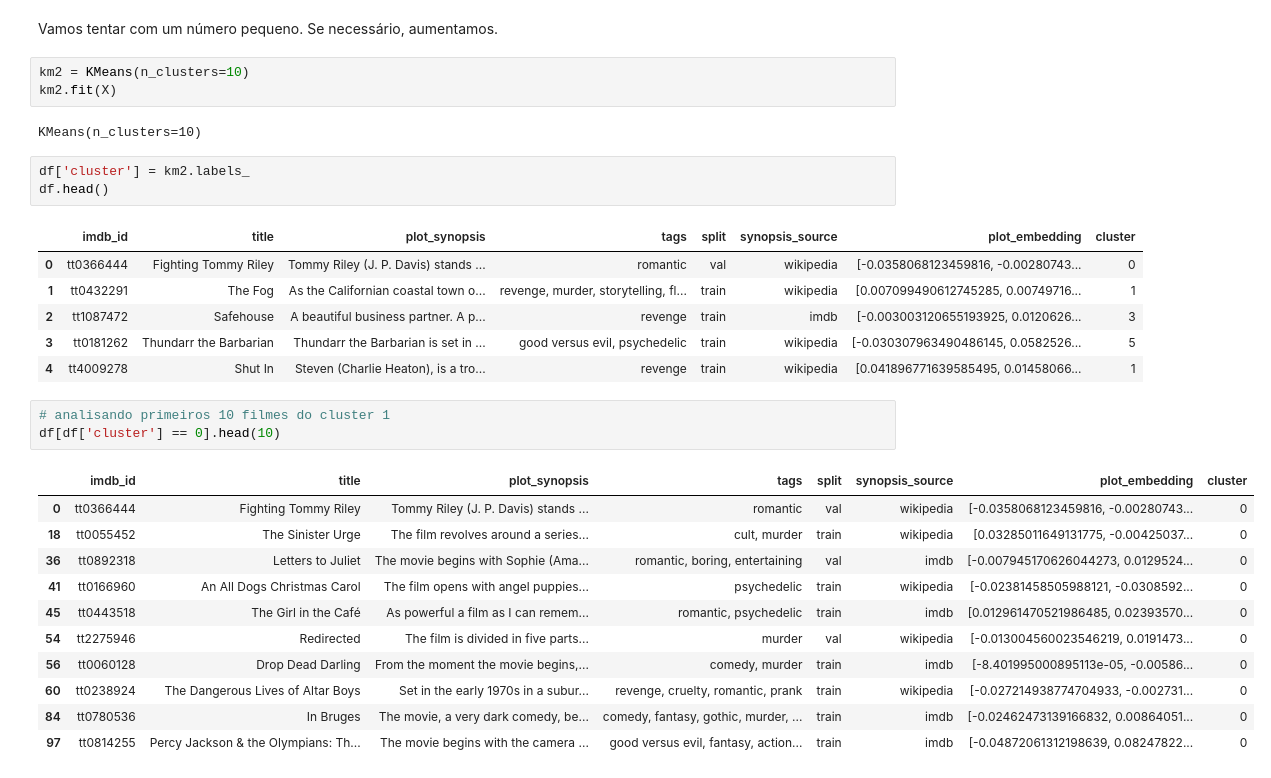
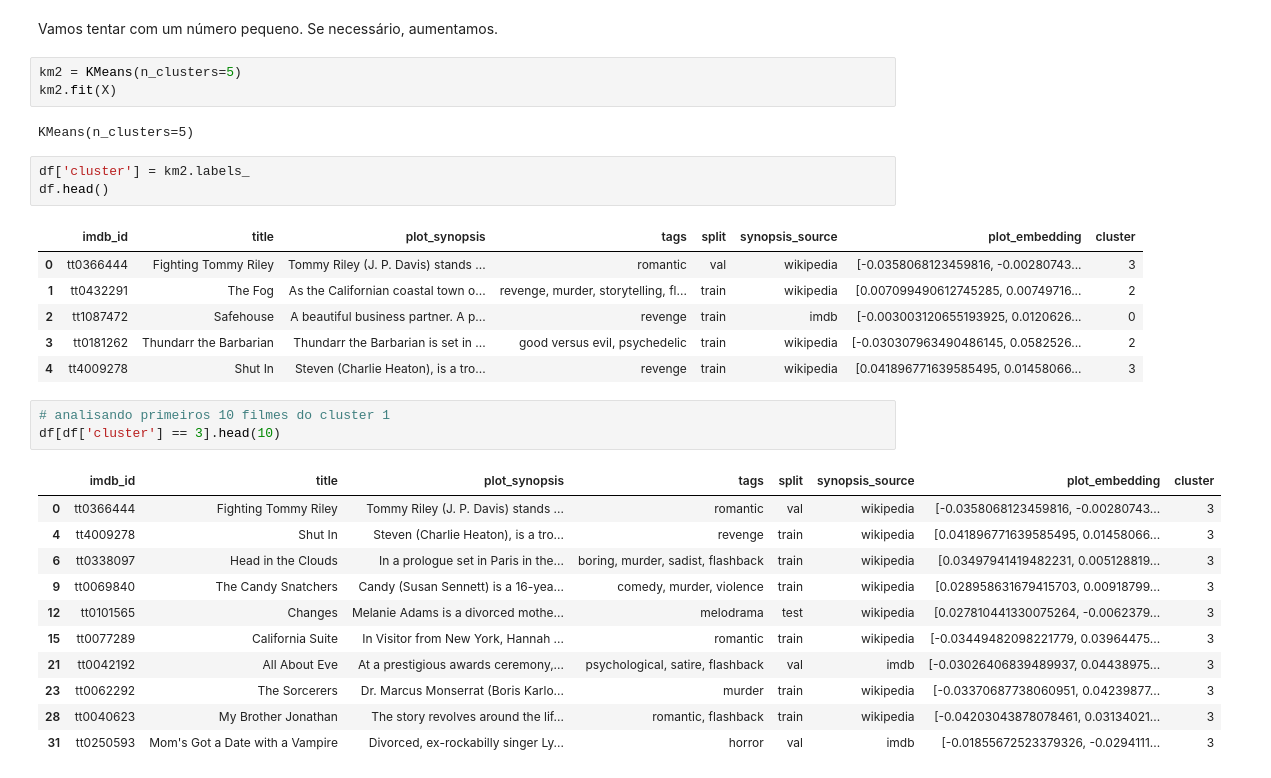
Before and after one commit to Salies/posmac-alcd, a Jupyter notebook: Aula 9/kmeans.ipynb, the cells around one changed output. Drawn from its saved outputs; the diff is of its cells as text.

```diff
--- a/Aula 9/kmeans.ipynb
+++ b/Aula 9/kmeans.ipynb
@@ -141,32 +141,32 @@ df['tags'].nunique()
 # %% [markdown]
 Vamos tentar com um número pequeno. Se necessário, aumentamos.
 # %%
-km2 = KMeans(n_clusters=10)
+km2 = KMeans(n_clusters=5)
 km2.fit(X)
 # %% [output]
-KMeans(n_clusters=10)
+KMeans(n_clusters=5)
 # %%
 df['cluster'] = km2.labels_
 df.head()
 # %% [output]
 |  | imdb_id | title | plot_synopsis | tags | split | synopsis_source | plot_embedding | cluster |
-| 0 | tt0366444 | Fighting Tommy Riley | Tommy Riley (J. P. Davis) stands ... | romantic | val | wikipedia | [-0.0358068123459816, -0.00280743... | 0 |
-| 1 | tt0432291 | The Fog | As the Californian coastal town o... | revenge, murder, storytelling, fl... | train | wikipedia | [0.007099490612745285, 0.00749716... | 1 |
-| 2 | tt1087472 | Safehouse | A beautiful business partner. A p... | revenge | train | imdb | [-0.003003120655193925, 0.0120626... | 3 |
-| 3 | tt0181262 | Thundarr the Barbarian | Thundarr the Barbarian is set in ... | good versus evil, psychedelic | train | wikipedia | [-0.030307963490486145, 0.0582526... | 5 |
-| 4 | tt4009278 | Shut In | Steven (Charlie Heaton), is a tro... | revenge | train | wikipedia | [0.041896771639585495, 0.01458066... | 1 |
+| 0 | tt0366444 | Fighting Tommy Riley | Tommy Riley (J. P. Davis) stands ... | romantic | val | wikipedia | [-0.0358068123459816, -0.00280743... | 3 |
+| 1 | tt0432291 | The Fog | As the Californian coastal town o... | revenge, murder, storytelling, fl... | train | wikipedia | [0.007099490612745285, 0.00749716... | 2 |
+| 2 | tt1087472 | Safehouse | A beautiful business partner. A p... | revenge | train | imdb | [-0.003003120655193925, 0.0120626... | 0 |
+| 3 | tt0181262 | Thundarr the Barbarian | Thundarr the Barbarian is set in ... | good versus evil, psychedelic | train | wikipedia | [-0.030307963490486145, 0.0582526... | 2 |
+| 4 | tt4009278 | Shut In | Steven (Charlie Heaton), is a tro... | revenge | train | wikipedia | [0.041896771639585495, 0.01458066... | 3 |
 # %%
 # analisando primeiros 10 filmes do cluster 1
-df[df['cluster'] == 0].head(10)
+df[df['cluster'] == 3].head(10)
 # %% [output]
 |  | imdb_id | title | plot_synopsis | tags | split | synopsis_source | plot_embedding | cluster |
-| 0 | tt0366444 | Fighting Tommy Riley | Tommy Riley (J. P. Davis) stands ... | romantic | val | wikipedia | [-0.0358068123459816, -0.00280743... | 0 |
-| 18 | tt0055452 | The Sinister Urge | The film revolves around a series... | cult, murder | train | wikipedia | [0.03285011649131775, -0.00425037... | 0 |
-| 36 | tt0892318 | Letters to Juliet | The movie begins with Sophie (Ama... | romantic, boring, entertaining | val | imdb | [-0.007945170626044273, 0.0129524... | 0 |
-| 41 | tt0166960 | An All Dogs Christmas Carol | The film opens with angel puppies... | psychedelic | train | wikipedia | [-0.02381458505988121, -0.0308592... | 0 |
-| 45 | tt0443518 | The Girl in the Café | As powerful a film as I can remem... | romantic, psychedelic | train | imdb | [0.012961470521986485, 0.02393570... | 0 |
-| 54 | tt2275946 | Redirected | The film is divided in five parts... | murder | val | wikipedia | [-0.013004560023546219, 0.0191473... | 0 |
-| 56 | tt0060128 | Drop Dead Darling | From the moment the movie begins,... | comedy, murder | train | imdb | [-8.401995000895113e-05, -0.00586... | 0 |
-| 60 | tt0238924 | The Dangerous Lives of Altar Boys | Set in the early 1970s in a subur... | revenge, cruelty, romantic, prank | train | wikipedia | [-0.027214938774704933, -0.002731... | 0 |
-| 84 | tt0780536 | In Bruges | The movie, a very dark comedy, be... | comedy, fantasy, gothic, murder, ... | train | imdb | [-0.02462473139166832, 0.00864051... | 0 |
-| 97 | tt0814255 | Percy Jackson & the Olympians: Th... | The movie begins with the camera ... | good versus evil, fantasy, action... | train | imdb | [-0.04872061312198639, 0.08247822... | 0 |
+| 0 | tt0366444 | Fighting Tommy Riley | Tommy Riley (J. P. Davis) stands ... | romantic | val | wikipedia | [-0.0358068123459816, -0.00280743... | 3 |
+| 4 | tt4009278 | Shut In | Steven (Charlie Heaton), is a tro... | revenge | train | wikipedia | [0.041896771639585495, 0.01458066... | 3 |
+| 6 | tt0338097 | Head in the Clouds | In a prologue set in Paris in the... | boring, murder, sadist, flashback | train | wikipedia | [0.03497941419482231, 0.005128819... | 3 |
+| 9 | tt0069840 | The Candy Snatchers | Candy (Susan Sennett) is a 16-yea... | comedy, murder, violence | train | wikipedia | [0.028958631679415703, 0.00918799... | 3 |
+| 12 | tt0101565 | Changes | Melanie Adams is a divorced mothe... | melodrama | test | wikipedia | [0.027810441330075264, -0.0062379... | 3 |
+| 15 | tt0077289 | California Suite | In Visitor from New York, Hannah ... | romantic | train | wikipedia | [-0.03449482098221779, 0.03964475... | 3 |
+| 21 | tt0042192 | All About Eve | At a prestigious awards ceremony,... | psychological, satire, flashback | val | imdb | [-0.03026406839489937, 0.04438975... | 3 |
+| 23 | tt0062292 | The Sorcerers | Dr. Marcus Monserrat (Boris Karlo... | murder | train | wikipedia | [-0.03370687738060951, 0.04239877... | 3 |
+| 28 | tt0040623 | My Brother Jonathan | The story revolves around the lif... | romantic, flashback | train | wikipedia | [-0.04203043878078461, 0.03134021... | 3 |
+| 31 | tt0250593 | Mom's Got a Date with a Vampire | Divorced, ex-rockabilly singer Ly... | horror | val | imdb | [-0.01855672523379326, -0.0294111... | 3 |
```
Also changed, not shown: parts of 3 cells of this notebook, 7 other files.
